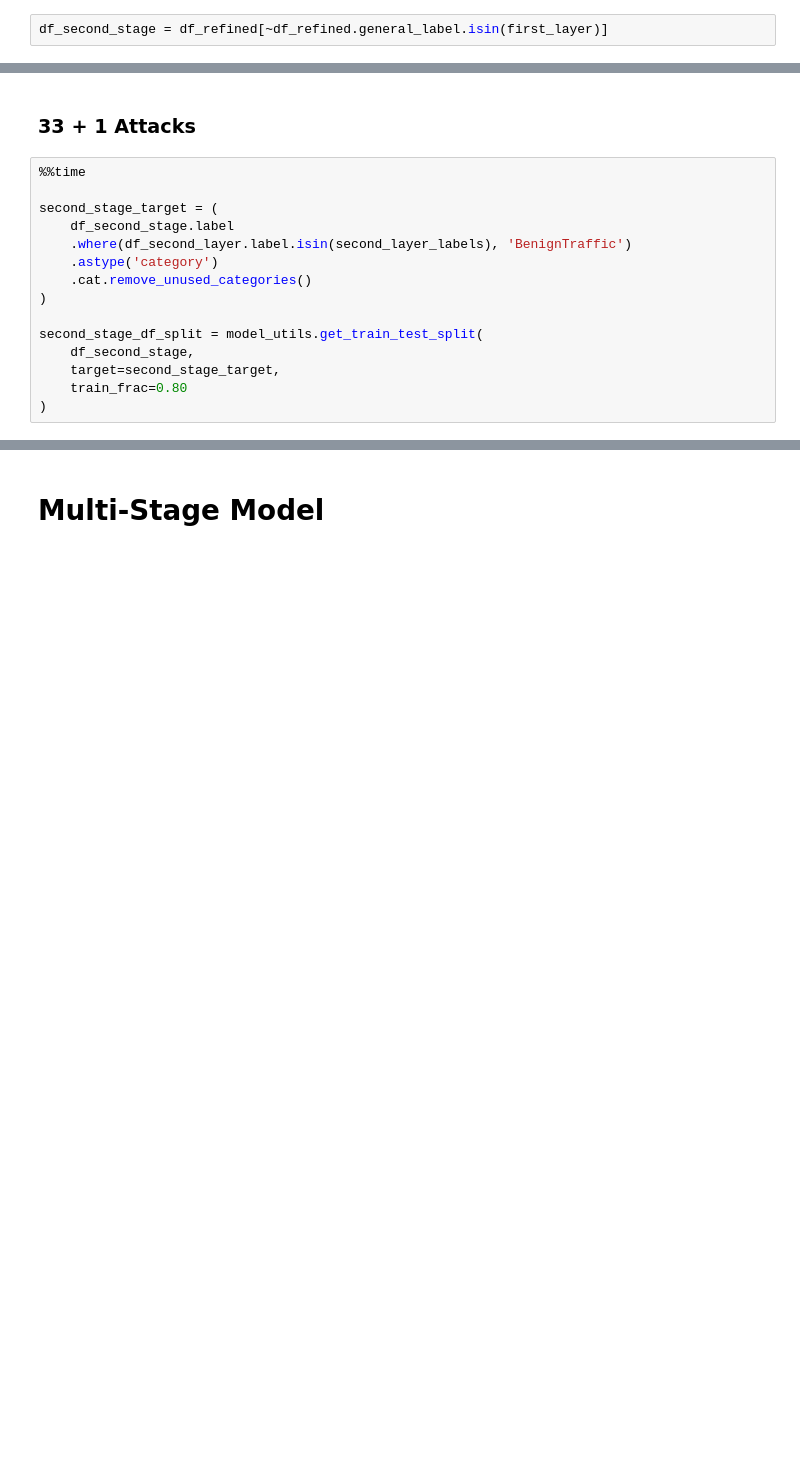
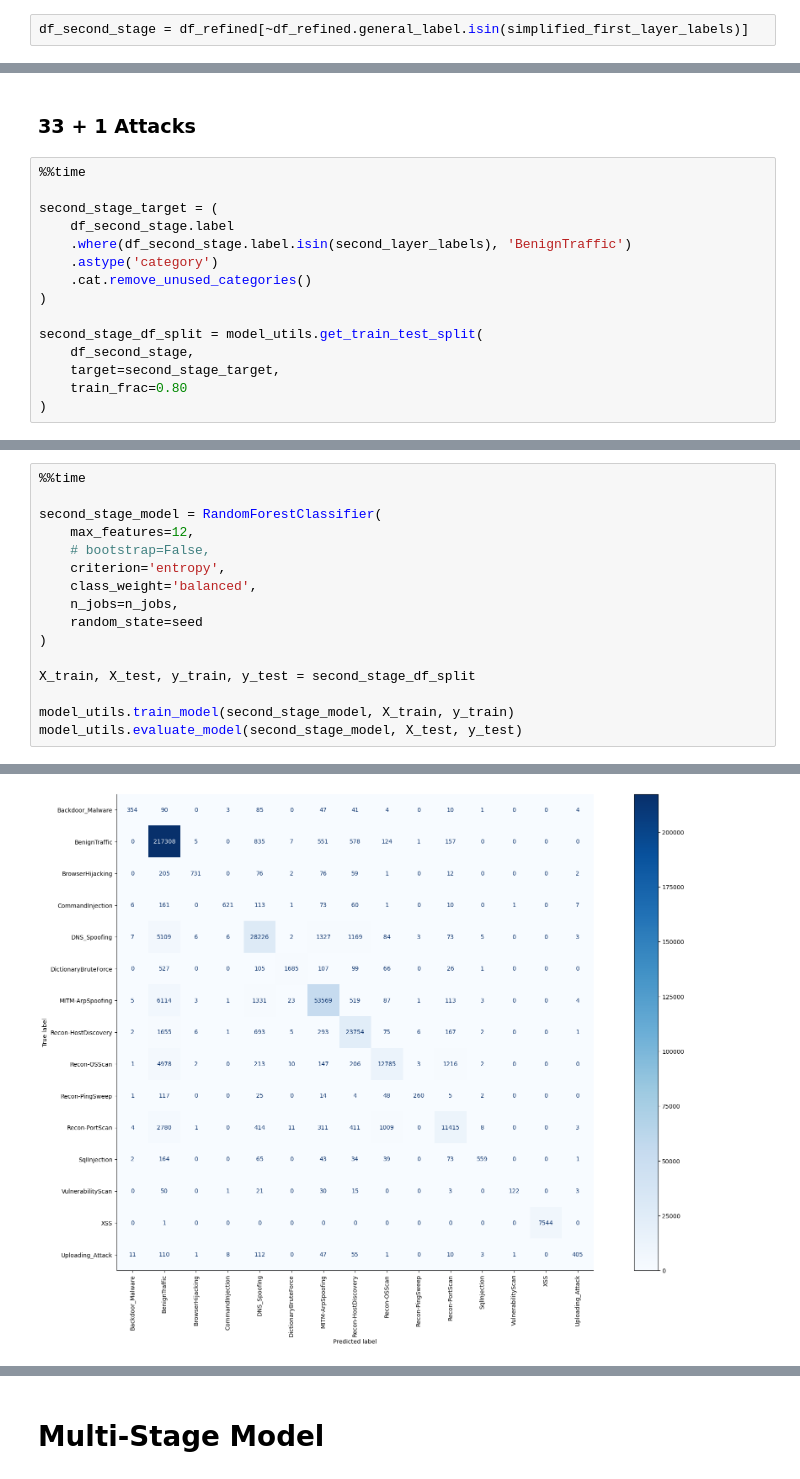
Before and after one commit to inaciobr/Multi-Stage-IoT-Intrusion-Detection, a Jupyter notebook: notebooks/3 - Models.ipynb, the cells around one changed output, grey strips where cells are left out. Saved outputs shown, nothing was run; the diff lists cells and outputs as text; blank space fills up the shorter version.

```diff
--- a/notebooks/3 - Models.ipynb
+++ b/notebooks/3 - Models.ipynb
@@ -442,4 +230,4 @@ Wall time: 2min 38s
 # %% [markdown]
 ## Second Stage - Spoofing / Recon / Web / Brute Force
 # %%
-df_second_stage = df_refined[~df_refined.general_label.isin(first_layer)]
+df_second_stage = df_refined[~df_refined.general_label.isin(simplified_first_layer_labels)]
@@ -505,7 +238,7 @@ Wall time: 2min 37s
 
 second_stage_target = (
     df_second_stage.label
-    .where(df_second_layer.label.isin(second_layer_labels), 'BenignTraffic')
+    .where(df_second_stage.label.isin(second_layer_labels), 'BenignTraffic')
     .astype('category')
     .cat.remove_unused_categories()
 )
@@ -556,0 +256,17 @@ Wall time: 3min 26s
+# %%
+%%time
+
+second_stage_model = RandomForestClassifier(
+    max_features=12,
+    # bootstrap=False,
+    criterion='entropy',
+    class_weight='balanced',
+    n_jobs=n_jobs,
+    random_state=seed
+)
+
+X_train, X_test, y_train, y_test = second_stage_df_split
+
+model_utils.train_model(second_stage_model, X_train, y_train)
+model_utils.evaluate_model(second_stage_model, X_test, y_test)
+# %% [output]
@@ -556,0 +290 @@ Wall time: 3min 26s
+[figure, added]
```
Also changed, not shown: parts of 58 cells of this notebook, 3 other files.
